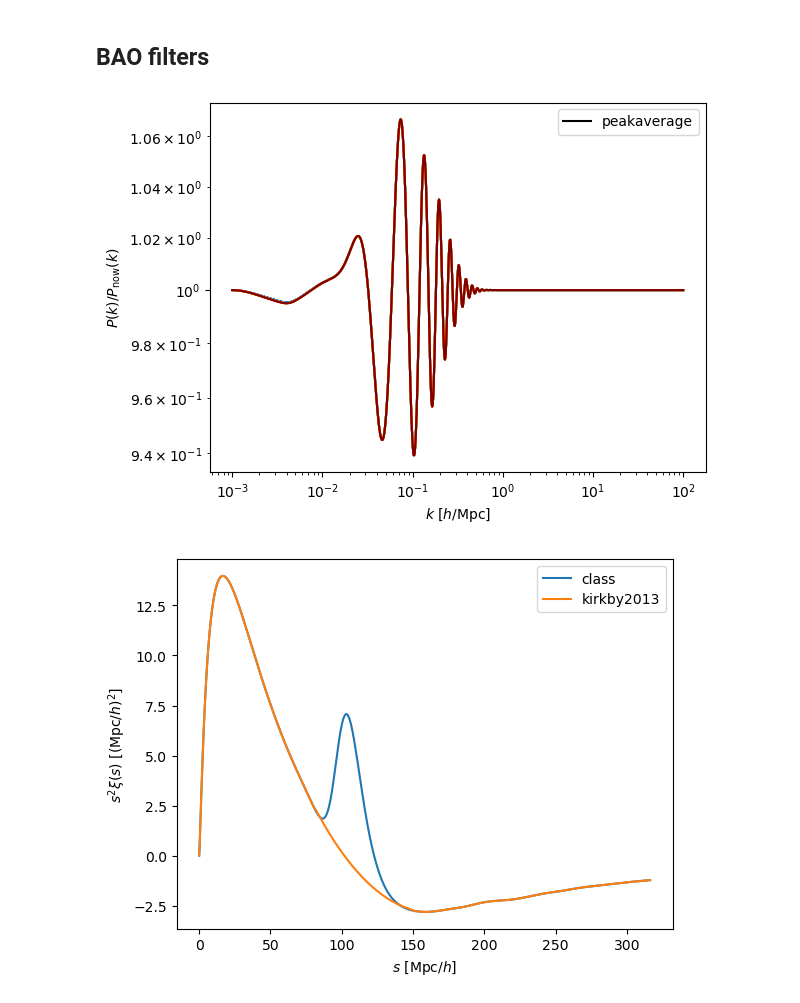
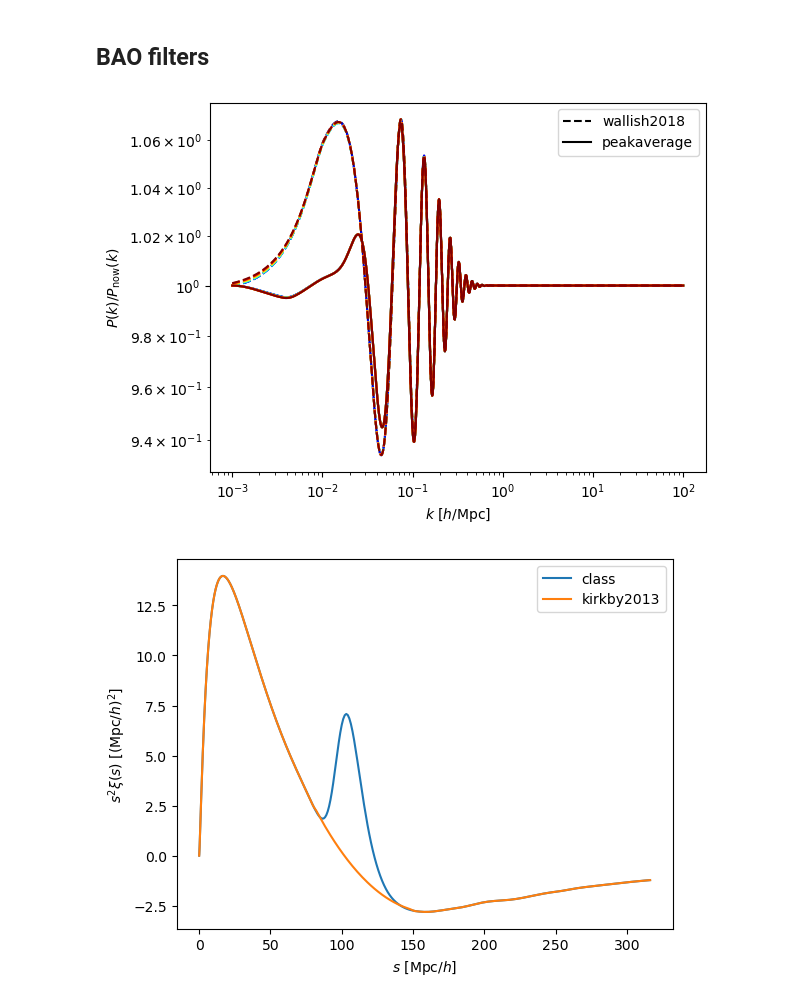
Before and after one commit to cosmodesi/cosmoprimo, a Jupyter notebook: nb/examples.ipynb, the cells around one changed output. Saved outputs shown, nothing was run; the diff lists cells and outputs as text; code cells hidden in the pictures.

```diff
--- a/nb/examples.ipynb
+++ b/nb/examples.ipynb
@@ -292,23 +292,23 @@ plt.show()
 # %%
 # Several engines are available for the power spectrum, but wallish2018 and peakaverage seem the most accurate one
 # peakaverage has smooth dependence on cosmological parameters (useful for taking derivatives)
 # Note one can also provide a 1D power spectrum interpolator
-#pknow_wallish = PowerSpectrumBAOFilter(pk, engine='wallish2018').smooth_pk_interpolator()
+pknow_wallish = PowerSpectrumBAOFilter(pk, engine='wallish2018').smooth_pk_interpolator()
 pknow_brieden = PowerSpectrumBAOFilter(pk, engine='peakaverage', cosmo=cosmo, cosmo_fid=cosmo).smooth_pk_interpolator()
 k = np.logspace(-3, 2, 1000)
 z = np.linspace(0., 4., 10)
 colors = plt.cm.jet(np.linspace(0, 1, len(z)))
-#plt.plot([], [], linestyle='--', color='k', label='wallish2018')
+plt.plot([], [], linestyle='--', color='k', label='wallish2018')
 plt.plot([], [], linestyle='-', color='k', label='peakaverage')
 for zz, color in zip(z, colors):
-    #plt.loglog(k, pk(k, z=zz) / pknow_wallish(k, z=zz), color=color, linestyle='--')
+    plt.loglog(k, pk(k, z=zz) / pknow_wallish(k, z=zz), color=color, linestyle='--')
     plt.loglog(k, pk(k, z=zz) / pknow_brieden(k, z=zz), color=color, linestyle='-')
 plt.xlabel(r'$k$ [$h/\mathrm{Mpc}$]')
 plt.ylabel(r'$P(k)/P_{\mathrm{now}}(k)$')
 plt.legend()
 plt.show()
 # %% [output]
-[figure, old version]
+[figure, new version]
 # %%
 # For the correlation function, the kirkby2013 approach
 xinow = CorrelationFunctionBAOFilter(xi, engine='kirkby2013').smooth_xi_interpolator()
```
Also changed, not shown: parts of 1 cell of this notebook.
